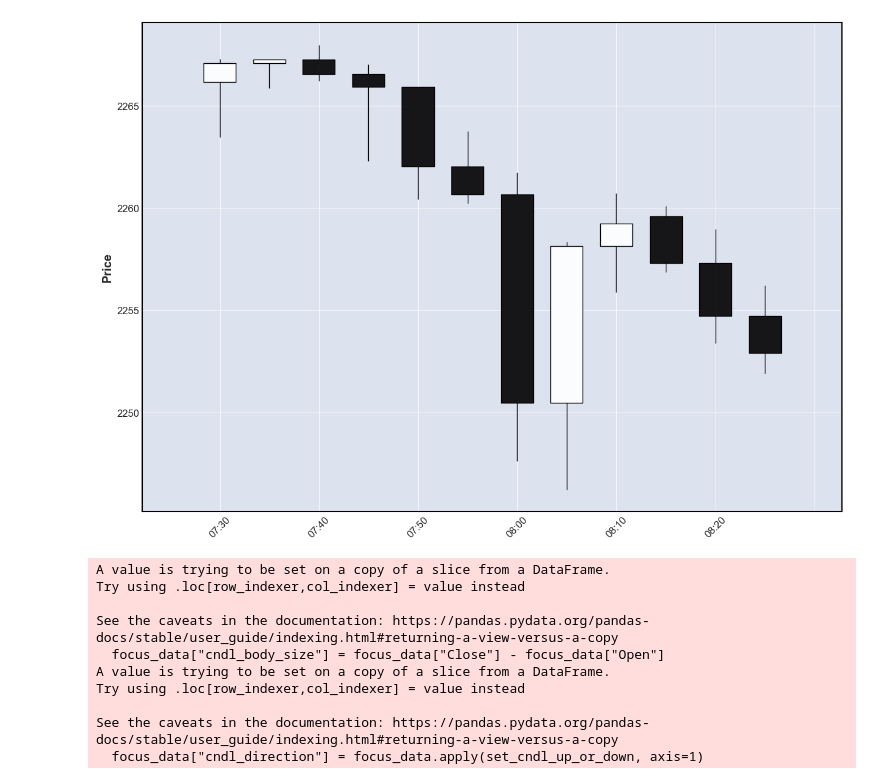
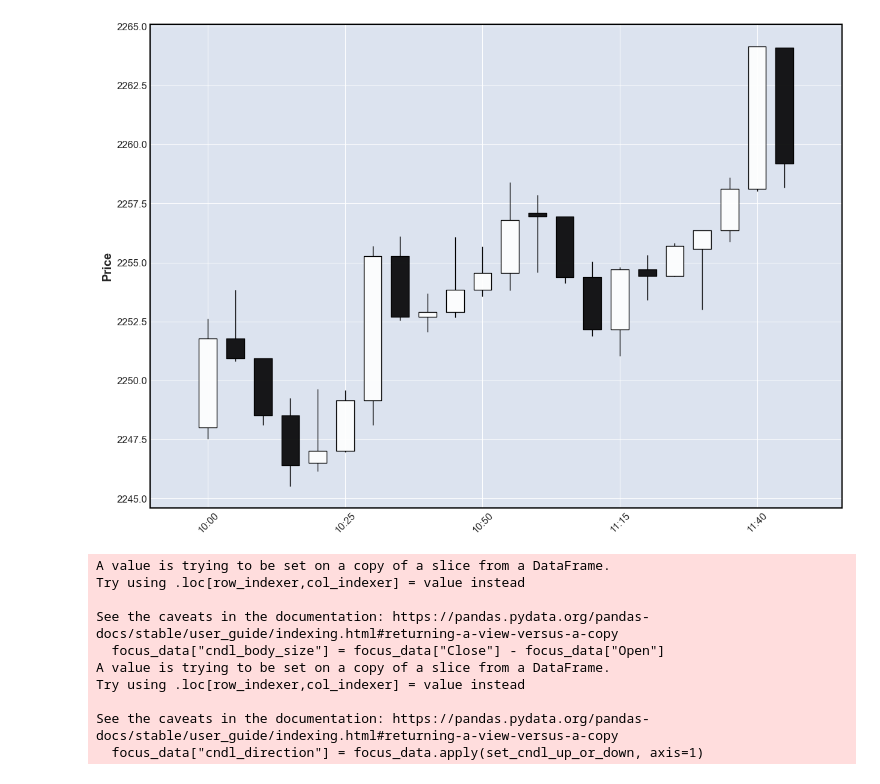
Before and after one commit to michaelmottdigital/trading-bots-mt5, a Jupyter notebook: analysis.ipynb, the cells around one changed output. Drawn from its saved outputs; the diff is of its cells as text; code cells hidden in the pictures.

```diff
--- a/analysis.ipynb
+++ b/analysis.ipynb
@@ -15,7 +18,7 @@ data = pd.DataFrame(mt5.copy_rates_from_pos(
             symbol,
             mt5.TIMEFRAME_M5,
             0,
-            200
+            100
         ))
 
 data["time"] = pd.to_datetime(data["time"], unit="s")
@@ -23,6 +26,8 @@ data["time"] = pd.to_datetime(data["time"], unit="s")
 # convert to local time
 seven_hours = datetime.timedelta(hours=7)
 data["Date"] = data["time"] - seven_hours
+data["local_time"] = data["time"] - seven_hours
+
 
 # create index
 data = data.set_index("Date")
@@ -30,7 +35,3 @@ data.sort_index(ascending=False, inplace=True)
 
 # sort ascending for chart
 chart_data = data.sort_index( ascending=True, inplace=False)
-
-result  = data.ta.cdl_pattern(name="all")
-bull = result.loc[ result["CDL_ENGULFING"] > 0]
-bull["CDL_ENGULFING"]
@@ -59,12 +141,12 @@ mpf.plot(chart_data, type="candle", figscale=2.0)
 # %%
 
 
 # let's isolate a case where we want to open a trade
-focus_data =  chart_data.between_time('7:30', '9:30')
+focus_data =  chart_data.between_time('10:00', '11:45')
 
 mpf.plot(focus_data, type="candle", figscale=2.0)
 # %% [output]
-[figure, old version]
+[figure, new version]
 # %%
 
 
```
Also changed, not shown: parts of 14 cells of this notebook, 3 other files.
